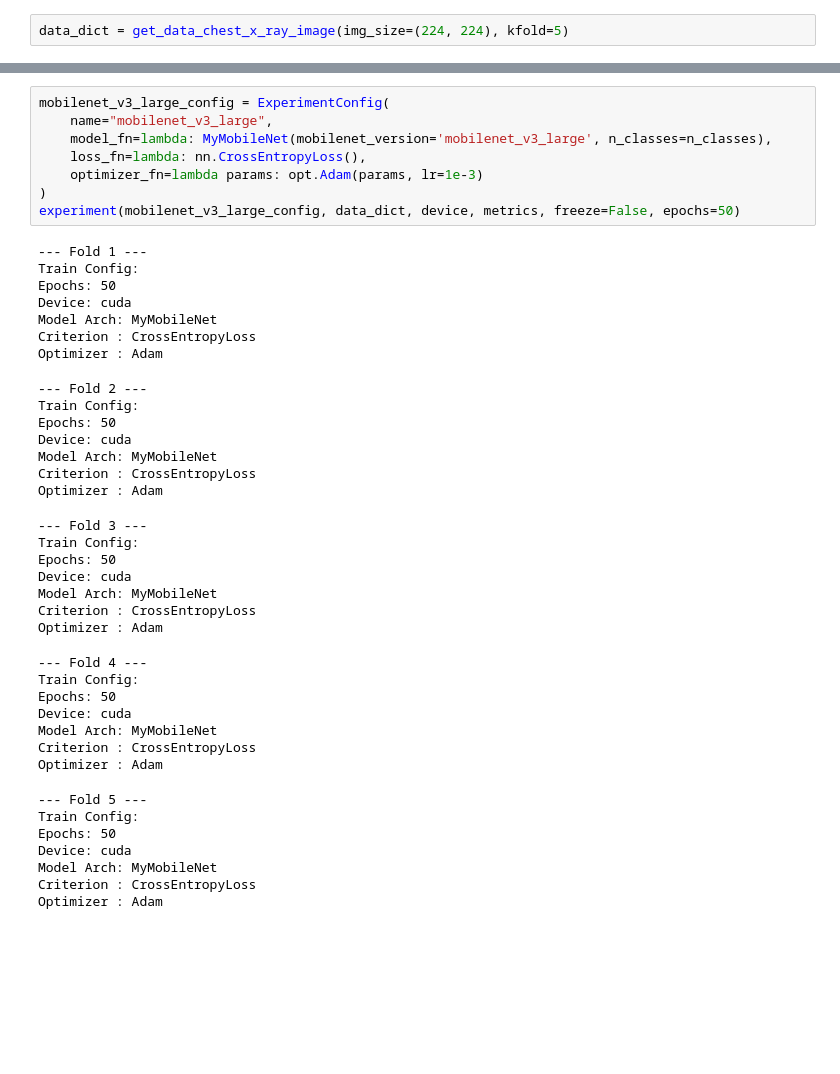
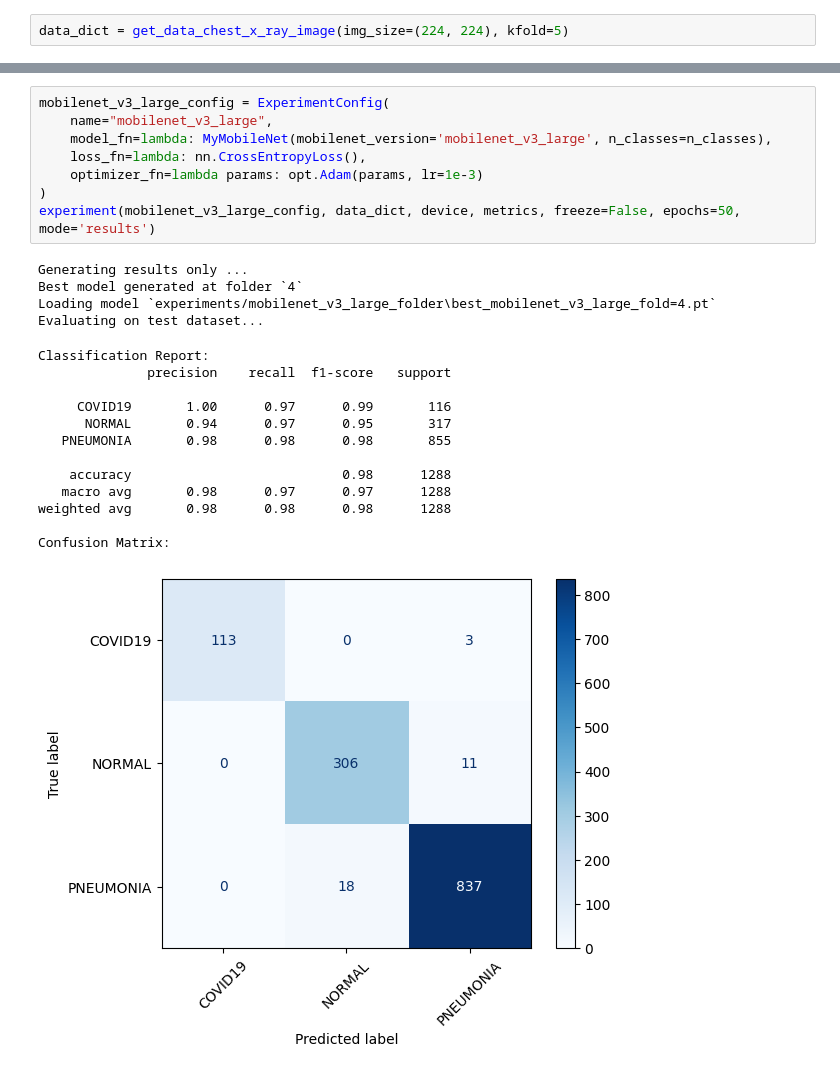
Before and after one commit to intel-comp-saude-ufes/2025-1-P2-classificador-CheXpert, a Jupyter notebook: trab.ipynb, the cells around one changed output, grey strips where cells are left out. Cells and saved outputs as stored; diff of their text form; blank space fills up the shorter version.

```diff
--- a/trab.ipynb
+++ b/trab.ipynb
@@ -216,47 +291,29 @@ Optimizer : Adam
 # %%
 mobilenet_v3_large_config = ExperimentConfig(
     name="mobilenet_v3_large",
     model_fn=lambda: MyMobileNet(mobilenet_version='mobilenet_v3_large', n_classes=n_classes),
     loss_fn=lambda: nn.CrossEntropyLoss(),
     optimizer_fn=lambda params: opt.Adam(params, lr=1e-3)
 )
-experiment(mobilenet_v3_large_config, data_dict, device, metrics, freeze=False, epochs=50)
+experiment(mobilenet_v3_large_config, data_dict, device, metrics, freeze=False, epochs=50, mode='results')
 # %% [output]
---- Fold 1 ---
-Train Config:
-Epochs: 50
-Device: cuda
-Model Arch: MyMobileNet
-Criterion : CrossEntropyLoss
-Optimizer : Adam
+Generating results only ...
+Best model generated at folder `4`
+Loading model `experiments/mobilenet_v3_large_folder\best_mobilenet_v3_large_fold=4.pt`
+Evaluating on test dataset...
---- Fold 2 ---
-Train Config:
-Epochs: 50
-Device: cuda
-Model Arch: MyMobileNet
-Criterion : CrossEntropyLoss
-Optimizer : Adam
+Classification Report:
+              precision    recall  f1-score   support
+
+     COVID19       1.00      0.97      0.99       116
+      NORMAL       0.94      0.97      0.95       317
+   PNEUMONIA       0.98      0.98      0.98       855
+
+    accuracy                           0.98      1288
+   macro avg       0.98      0.97      0.97      1288
+weighted avg       0.98      0.98      0.98      1288
+
+Confusion Matrix:
---- Fold 3 ---
-Train Config:
-Epochs: 50
-Device: cuda
-Model Arch: MyMobileNet
-Criterion : CrossEntropyLoss
-Optimizer : Adam
---- Fold 4 ---
-Train Config:
-Epochs: 50
-Device: cuda
-Model Arch: MyMobileNet
-Criterion : CrossEntropyLoss
-Optimizer : Adam
---- Fold 5 ---
-Train Config:
-Epochs: 50
-Device: cuda
-Model Arch: MyMobileNet
-Criterion : CrossEntropyLoss
-Optimizer : Adam
+[figure, added]
 # %%
 densenet121_config = ExperimentConfig(
     name="densenet121",
```
Also changed, not shown: parts of 11 cells of this notebook, 5 other files.
